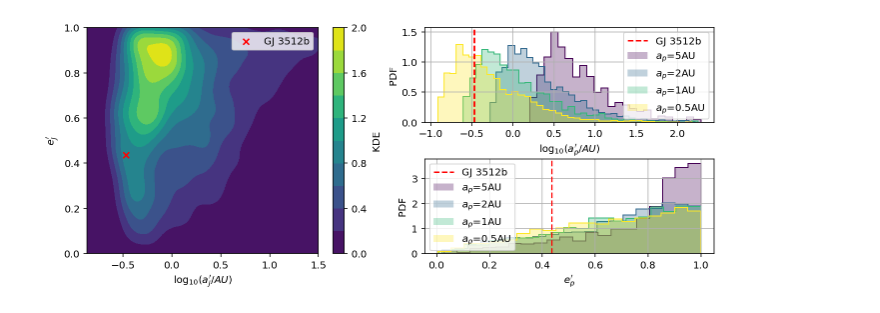
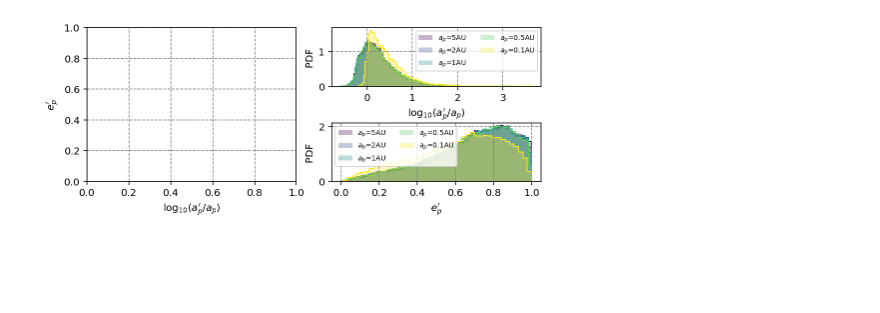
Before and after one commit to YihanWangAstro/planet-app, a Jupyter notebook: process/planet-app.ipynb, the cells around one changed output. Cells and saved outputs as stored; diff of their text form; code cells hidden in the pictures; blank space fills up the shorter version.

```diff
--- a/process/planet-app.ipynb
+++ b/process/planet-app.ipynb
@@ -8,7 +8,7 @@ import os
 
 
 #plt.style.use('seaborn-deep')
-#plt.rc('grid', linestyle="--", color='gray')
+plt.rc('grid', linestyle="--", color='gray')
 #plt.rc('xtick', direction = 'in')
 #plt.rc('ytick', direction= 'in')
 # @working path
@@ -122,6 +124,7 @@ def load_data(fname, os, objname):
 
     dic = {}
     dic.update(load_orbit(data[:,os['incident-orbit-s']:os['incident-orbit-e']],'incident-orbit-') )
+    dic.update(load_orbit(data[:,os['post-e']:os['post-e']+8],'planet-orbit-') )
     #dic.update(load_incid_args(data[:,os['incident-s']:os['incident-e']]))
 
     dic.update(load_post_scattered(data[:,os['post-s']:os['post-e']], objname))
@@ -432,8 +439,8 @@ v=np.array([0.1, 3.42222222,  6.74444444,  10.06666667, 13.38888889, 16.71111111
 v_name =['0.1', '3.4', '6.7', '10.1', '13.4', '16.7', '20.0', '23.4', '26.7', '30.0']
 a_j = ['0.1', '0.5', '1.0', '1.5', '2.0', '2.5', '3.0', '3.5', '4.0', '4.5', '5.0']
 # %%
-prefix = '../code/ueq/ueq-normal-ss_ss_'
-#prefix = '../code/ss/solar-normal-ss_ss_'
+#prefix = '../code/ueq/ueq-normal-ss_ss_'
+prefix = '../code/ss/solar-normal-ss_ss_'
 
 ss_idx = {'incident-orbit-s' : 40, 'incident-orbit-e':48, 'post-s':1, 'post-e':32}
 
@@ -441,15 +448,15 @@ ss_names = ['s','j', 's1']
 
 ss_pairs = [('s','j'), ('s','s1'), ('s1','j')]
 
-df01 = pd.DataFrame(post_process(prefix+'10.1_0.1.txt', ss_idx, ss_names, ss_pairs))
+df01 = pd.DataFrame(post_process(prefix+'0.1_0.1.txt', ss_idx, ss_names, ss_pairs))
 
-df05 = pd.DataFrame(post_process(prefix+'10.1_0.5.txt', ss_idx, ss_names, ss_pairs))
+df05 = pd.DataFrame(post_process(prefix+'0.1_0.5.txt', ss_idx, ss_names, ss_pairs))
 
-df1 = pd.DataFrame(post_process(prefix+'10.1_1.0.txt', ss_idx, ss_names, ss_pairs))
+df1 = pd.DataFrame(post_process(prefix+'0.1_1.0.txt', ss_idx, ss_names, ss_pairs))
 
-df2 = pd.DataFrame(post_process(prefix+'10.1_2.0.txt', ss_idx, ss_names, ss_pairs))
+df2 = pd.DataFrame(post_process(prefix+'0.1_2.0.txt', ss_idx, ss_names, ss_pairs))
 
-df5 = pd.DataFrame(post_process(prefix+'10.1_5.0.txt', ss_idx, ss_names, ss_pairs))
+df5 = pd.DataFrame(post_process(prefix+'0.1_5.0.txt', ss_idx, ss_names, ss_pairs))
 
 
 #df01_3 = pd.DataFrame(post_process(prefix+'3.4_0.1.txt', ss_idx, ss_names, ss_pairs))
@@ -475,19 +492,36 @@ df5 = pd.DataFrame(post_process(prefix+'10.1_5.0.txt', ss_idx, ss_names, ss_pair
 # %%
+def prograde(ip,ii):
+    di = ii - ip
+    di[di>np.pi]=di[di>np.pi]-2*np.pi
+
+    return (-0.5*np.pi < di)&(di < 0.5*np.pi)
+
+def retrograde(ip,ii):
+    di = ii - ip
+    di[di>np.pi]=di[di>np.pi]-2*np.pi
+
+    return (-0.5*np.pi >= di)|(di >= 0.5*np.pi)
+
 def show_obt_prop(name, dfs,a0s, df, a0):
     cap = df['planet outcome'] == 'stay_{s1,j}'
     a_c = df['a_{s1,j}']
     e_c = df['e_{s1,j}']
-    cap = cap & (a_c[cap] < 200)
 
-    fig=plt.figure(figsize=(9.6, 4))
+
+    pro = prograde(df['planet-orbit-i'], df['incident-orbit-i'])
+    retro = retrograde(df['planet-orbit-i'], df['incident-orbit-i'])
+
+    cap = cap & (a_c[cap] < 1000)
+
+    fig=plt.figure(figsize=(7.2, 3))
 
     ax = fig.add_subplot(1,2,1)
-    ax=sns.kdeplot(np.log10(a_c[cap]/AU), e_c[cap],clip=((-1.5, 1.5),(0,1)), cmap='viridis',shade=True,cbar=True,cbar_kws={'label': 'KDE'})
-    ax.set(xlabel='$\log_{10}(a_J^\prime/AU)$', ylabel='$e_J^\prime$')
+    #ax=sns.kdeplot(np.log10(a_c[cap]/a0), e_c[cap],clip=((-1, 1.5),(0,1)), cmap='viridis',shade=True,cbar=True,cbar_kws={'label': 'KDE'})
+    ax.set(xlabel='$\log_{10}(a_p^\prime/a_p)$', ylabel='$e_p^\prime$')
+    ax.grid(True)
+    #ax.scatter(np.log10(0.338),0.4356,marker='x',color='r',label='GJ 3512b')
 
-    ax.scatter(np.log10(0.338),0.4356,marker='x',color='r',label='GJ 3512b')
-
-    ax.legend()
+    #ax.legend()
 
     axa = fig.add_subplot(2,2,2)
     axe = fig.add_subplot(2,2,4)
@@ -500,33 +534,38 @@ def show_obt_prop(name, dfs,a0s, df, a0):
         a_c = df['a_{s1,j}']
         e_c = df['e_{s1,j}']
         t=df['time']
-        cap = cap & (a_c[cap] < 200)
+        cap = cap & (a_c[cap] < 1000)
 
-        axa.hist(np.log10(a_c[cap]/AU),bins='auto',histtype='step',density=True,color=color,ls='-')
-        axa.hist(np.log10(a_c[cap]/AU),bins='auto',histtype='stepfilled',density=True,color=color,alpha=0.3,label='$a_p$='+str(a0)+'AU')
+        pro = prograde(df['planet-orbit-i'], df['incident-orbit-i'])
+        retro = retrograde(df['planet-orbit-i'], df['incident-orbit-i'])
 
-        axe.hist((e_c[cap]),bins='auto',histtype='step',density=True,color=color)
-        axe.hist((e_c[cap]),bins='auto',histtype='stepfilled',density=True,alpha=0.3,color=color,label='$a_p$='+str(a0)+'AU')
+        vv,bb,cc=axa.hist(np.log10(a_c[cap&retro]/a0),bins='auto',histtype='step',density=True,color=color,ls='-')
+        bc=0.5*(bb[0:-1]+bb[1::])
+        print(bc[vv==max(vv)])
+        axa.hist(np.log10(a_c[cap&retro]/a0),bins='auto',histtype='stepfilled',density=True,color=color,alpha=0.3,label='$a_p$='+str(a0)+'AU')
 
-    axe.axvline(0.4356,ls='--',color='r',label='GJ 3512b')
+        axe.hist((e_c[cap&pro]),bins='auto',histtype='step',density=True,color=color)
+        axe.hist((e_c[cap&pro]),bins='auto',histtype='stepfilled',density=True,alpha=0.3,color=color,label='$a_p$='+str(a0)+'AU')
+
+    #axe.axvline(0.4356,ls='--',color='r',label='GJ 3512b')
 
     axe.set_xlabel('$e_p^\prime$')
     axe.set_ylabel('PDF')
     axe.grid(True)
 
-    axa.axvline(np.log10(0.3380),ls='--',color='r',label='GJ 3512b')
+    #axa.axvline(np.log10(0.3380),ls='--',color='r',label='GJ 3512b')
 
-    axa.set_xlabel('$\log_{10}(a_p^\prime/AU)$')
+    axa.set_xlabel('$\log_{10}(a_p^\prime/a_p)$')
 
     axa.set_ylabel('PDF')
     axa.grid(True)
 
-    axe.legend(loc=2)
-    axa.legend(loc=1)
+    axe.legend(loc=2,fontsize=7,ncol=2)
+    axa.legend(loc=1,fontsize=7,ncol=2)
 
     plt.tight_layout(h_pad=0,w_pad=0)
 
-    savefig(plt,name)
+    #savefig(plt,name)
 
-show_obt_prop('letter-new-ae',[df5, df2, df1, df05],[5, 2,1,0.5], df1, 1)
+show_obt_prop('post-properties01-5',[df5, df2, df1, df05, df01],[5, 2,1,0.5,0.1], df5, 5)
 # %% [output]
@@ -533 +577 @@ show_obt_prop('letter-new-ae',[df5, df2, df1, df05],[5, 2,1,0.5], df1, 1)
-[figure, old version]
+[figure, new version]
```
Also changed, not shown: parts of 16 cells of this notebook, 2 other files.
